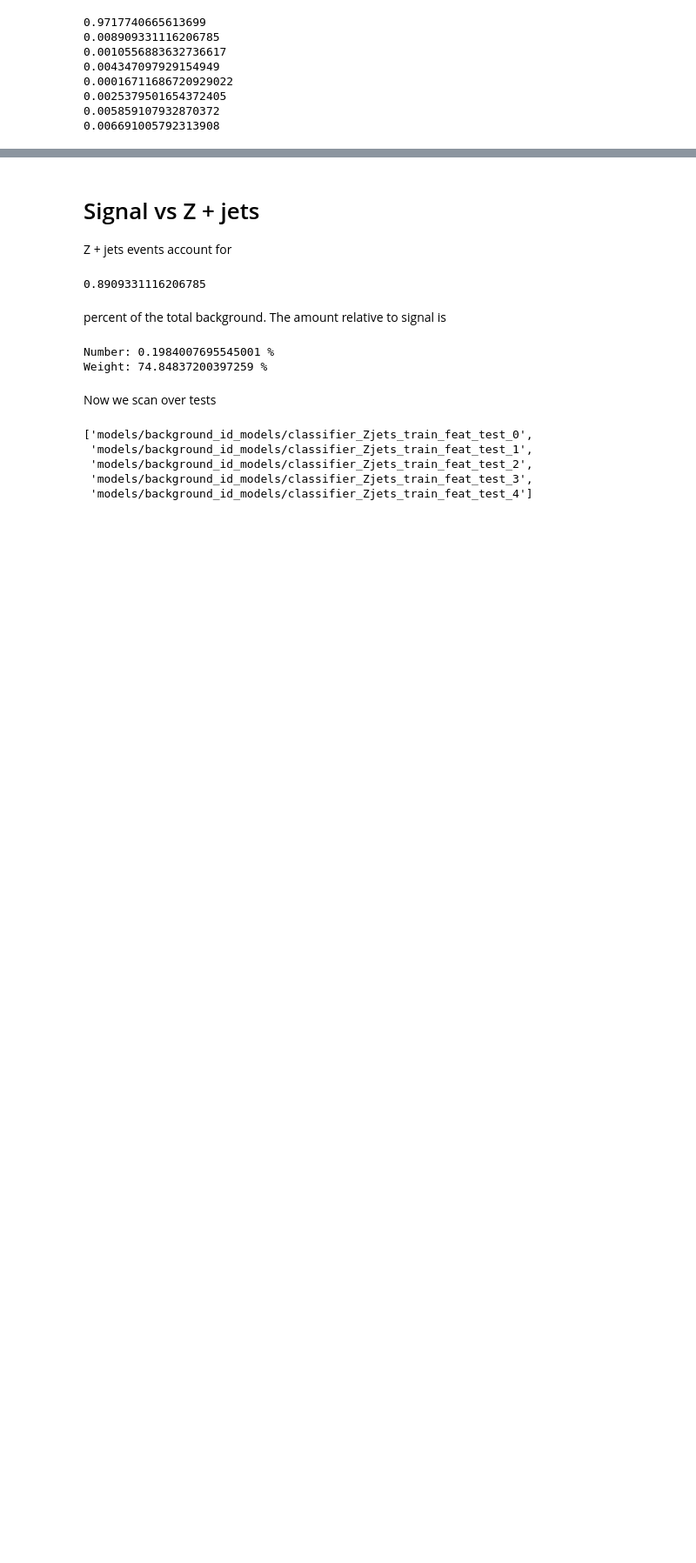
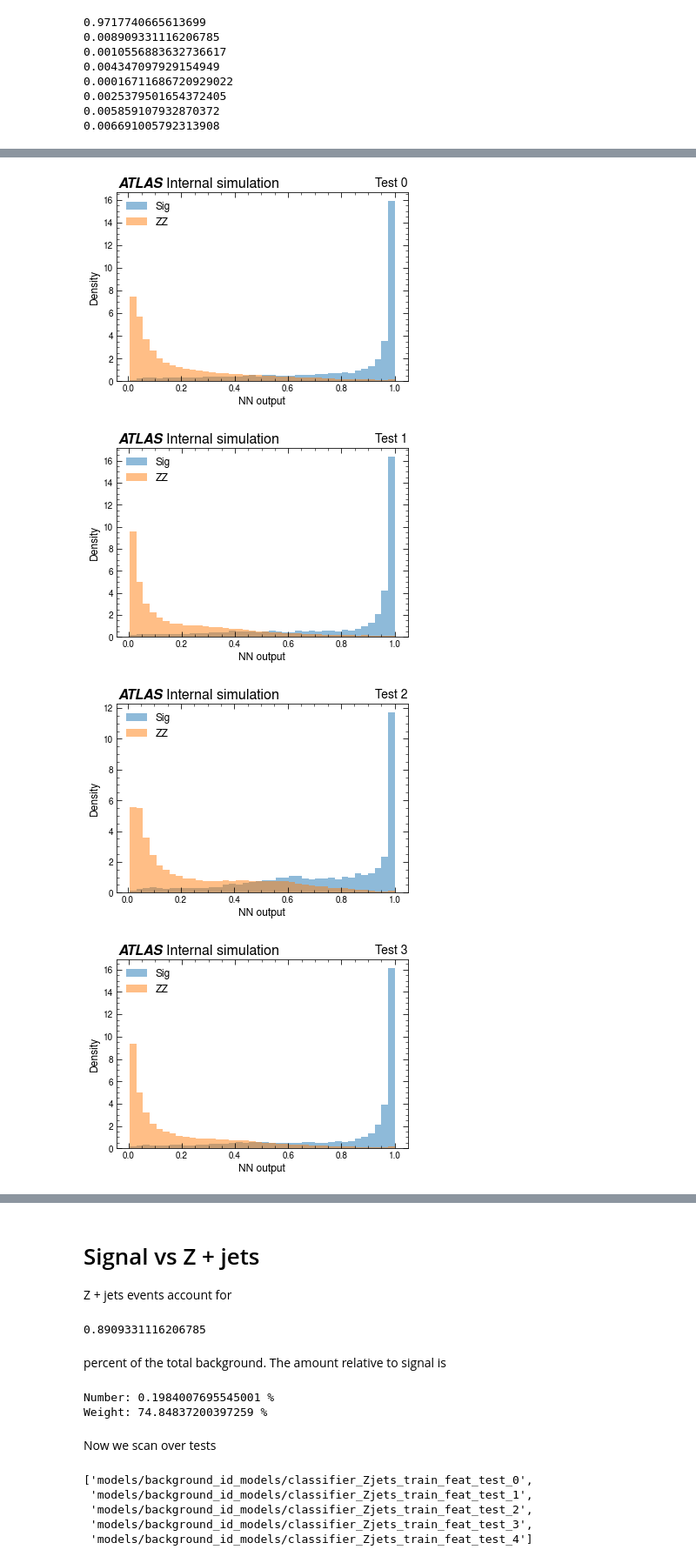
Before and after one commit to Moelf/WVZAnalysis.jl, a Jupyter notebook: kees_code/background_id_networks_analysis.ipynb, the cells around one changed output, grey strips where cells are left out. Shown at 87% size. Drawn from its saved outputs; the diff is of its cells as text; code cells hidden in the pictures; blank space fills up the shorter version.

```diff
--- a/kees_code/background_id_networks_analysis.ipynb
+++ b/kees_code/background_id_networks_analysis.ipynb
@@ -82,0 +223,28 @@ for df in [sig, bg_full] + bg_sources:
+# %%
+# Generate signal vs background histograms
+
+for i, test in enumerate(completed_tests):
+    plt.figure(figsize=(6, 4))
+
+    _, b, _ = plt.hist(sig_test['output_test_' + str(i)], bins=40, weights=sig_test.wgt, label='Sig',
+                       density=True, alpha=0.5)
+    plt.hist(bg_test['output_test_' + str(i)], bins=b, weights=bg_test.wgt, label='ZZ',
+             density=True, alpha=0.5)
+
+    plt.legend(fontsize=12)
+    plt.xlabel('NN output', fontsize=12)
+    plt.ylabel('Density', fontsize=12)
+
+    atlasify('Internal simulation', outside=True)
+
+    plt.title('Test ' + str(i), fontsize=14, loc='right')
+
+    plt.savefig('plots/background_id_models/sig_vs_zz/train_feat_test/test_' + str(i) + '_output.png',
+            pad_inches=0.05, bbox_inches='tight')
+    plt.savefig('plots/background_id_models/sig_vs_zz/train_feat_test/test_' + str(i) + '_output.pdf',
+            pad_inches=0.05, bbox_inches='tight')
+# %% [output]
+[figure, added]
+[figure, added]
+[figure, added]
+[figure, added]
```
Also changed, not shown: parts of 12 cells of this notebook, 57 other files.
